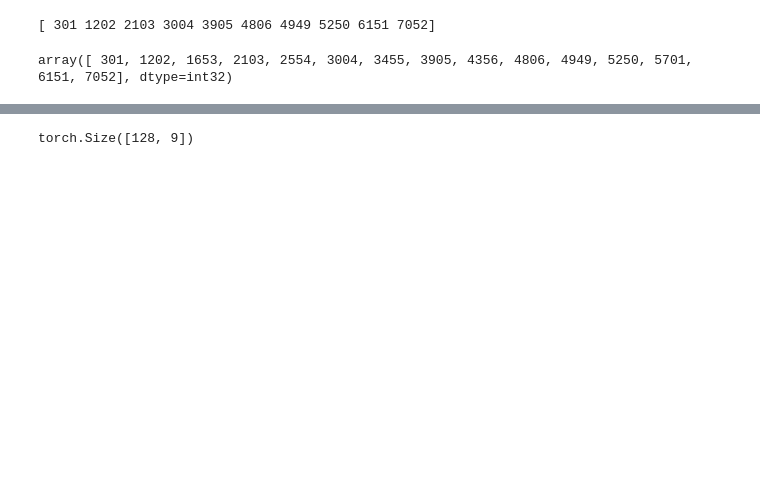
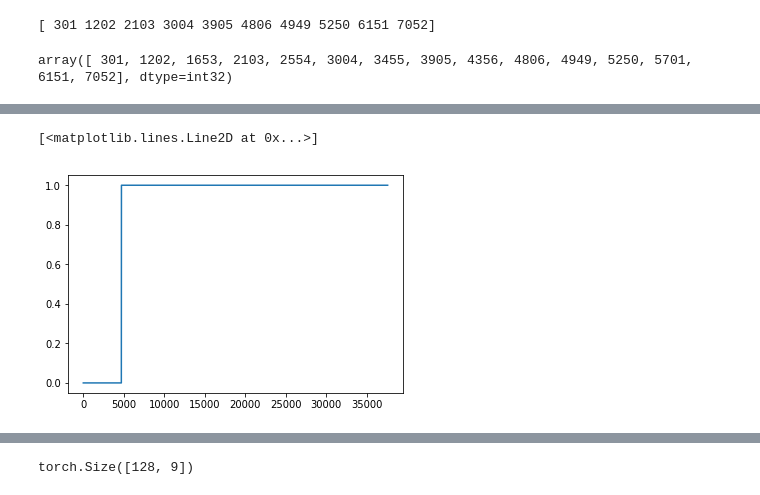
Before and after one commit to jbf81tb/kural_work, a Jupyter notebook: long_time_prediction.ipynb, the cells around one changed output, grey strips where cells are left out. Drawn from its saved outputs; the diff is of its cells as text; code cells hidden in the pictures; blank space fills up the shorter version.

```diff
--- a/long_time_prediction.ipynb
+++ b/long_time_prediction.ipynb
@@ -164,16 +108,17 @@ i+=1
 # %%
 em_model = ConvolutionalAutoencoderModel()
-em_model.load_state_dict(torch.load('C:\\Users\\joshu\\Documents\\fastai\\courses\\kural_work\\convolutional_autoencoder_model.pth'))
-em_model.eval()
-em_model = em_model.cuda()
+em_model.load_state_dict(torch.load('D:\\Code\\kural_work\\convolutional_autoencoder_model.pth'))
+em_model = em_model.eval().cuda()
 # %%
 ds = FutureImageDataset(split_crop_img_tensor,nf,8,150)
 embeddedMovies = torch.zeros((len(ds)*ds.nt,ds.input+1,128))
+k = 0
 for i in range(len(ds)):
     out_list = ds[i]
     for sequence, future in out_list:
-        embeddedMovies[i,:ds.input] = em_model.convolution(sequence.cuda()).data.cpu().view(-1,128)
-        embeddedMovies[i,-1] = em_model.convolution(future.cuda()).data.cpu().view(128)
+        embeddedMovies[k,:ds.input] = em_model.convolution(sequence.cuda()).data.cpu().view(-1,128)
+        embeddedMovies[k,-1] = em_model.convolution(future.cuda()).data.cpu().view(128)
+        k+=1
 
 embeddedMovies.transpose_(1,2);
 # %%
@@ -182,6 +127,15 @@ with open(PATH+'splitEmbeddedMovies_5m.pickle','wb') as f:
 # %%
 with open(PATH+'splitEmbeddedMovies_5m.pickle','rb') as f:
     embeddedMovies = pickle.load(f)
+# %%
+weird = []
+for i in range(embeddedMovies.shape[0]):
+    weird.append(torch.all(embeddedMovies[i]==0).item())
+# %%
+plt.plot(weird)
+# %% [output]
+[<matplotlib.lines.Line2D at 0x...>]
+[figure, added]
 # %%
 (nf-np.cumsum((8+150-1)*np.ones_like(nf)))*8
 # %% [output]
```
Also changed, not shown: parts of 15 cells of this notebook, 4 other files.
